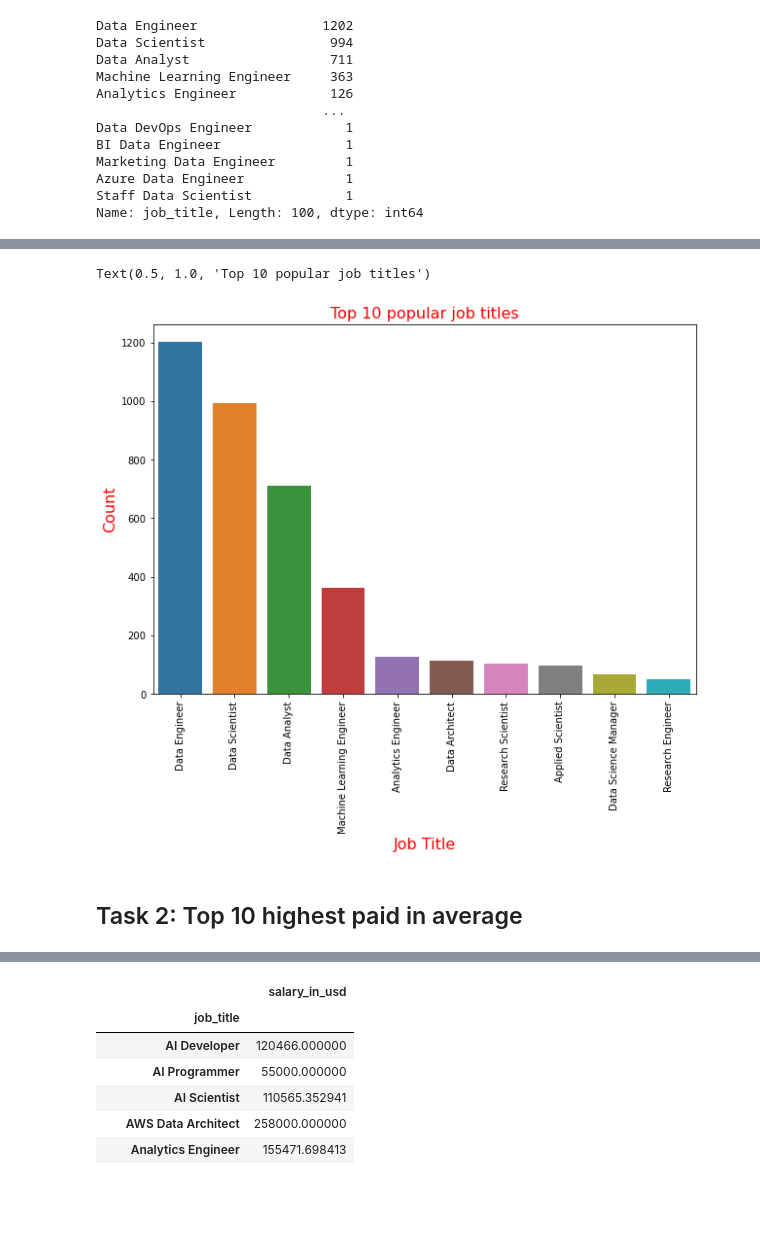
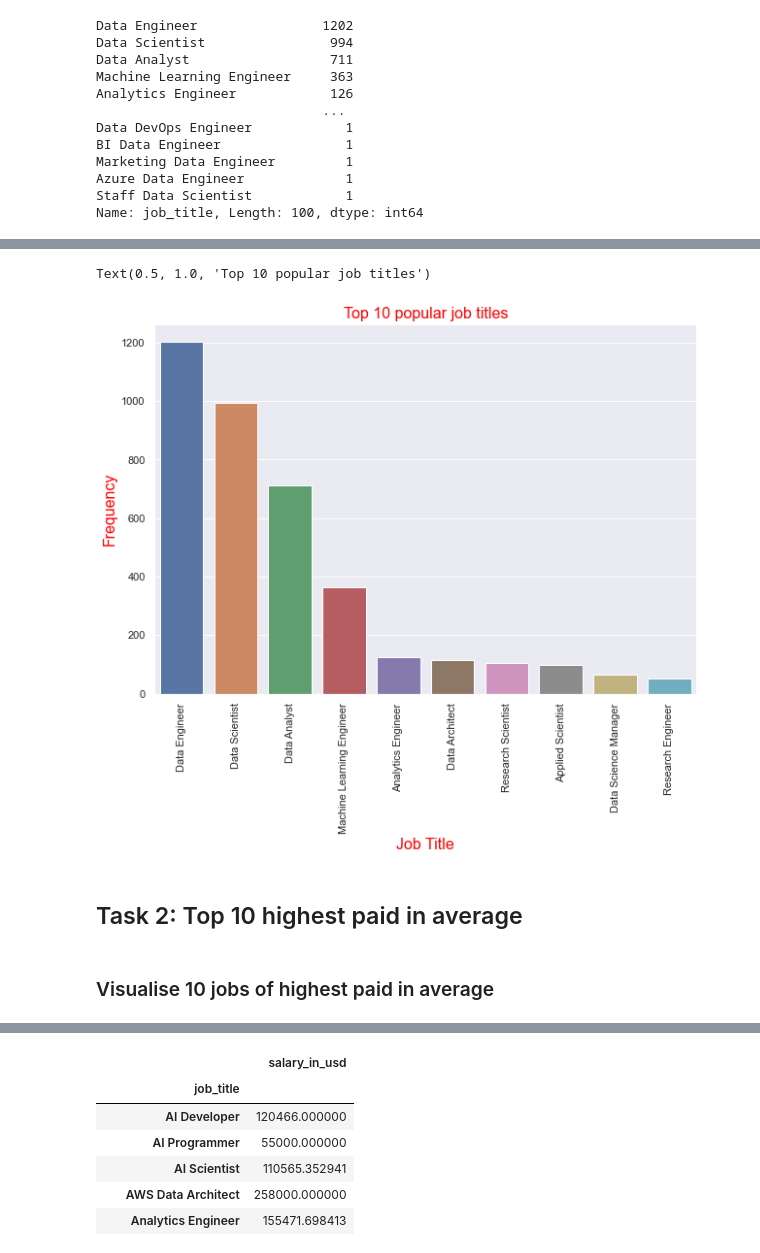
Before and after one commit to honhanbao/PowerBI-Python_Data-Science-Jobs-Salaries, a Jupyter notebook: salaries.ipynb, the cells around one changed output, grey strips where cells are left out. Saved outputs shown, nothing was run; the diff lists cells and outputs as text; code cells hidden in the pictures; blank space fills up the shorter version.

```diff
--- a/salaries.ipynb
+++ b/salaries.ipynb
@@ -167,0 +201,7 @@ plt.title("Job Distribution")
+# %%
+# create pandas series
+top_freq_count = df['job_title'].value_counts()[:10]
+# create the DataFrame
+df_top_freq_title = pd.DataFrame({'Job Title': top_freq_count.index, 'Count': top_freq_count.values})
+print(df_top_freq_title)
+isinstance(df_top_freq_title, pd.DataFrame)
@@ -167,0 +221,5 @@ plt.title("Job Distribution")
+# %%
+plt.figure(figsize=(12, 8))
+plt.pie(df_top_freq_title['Count'], labels=df_top_freq_title['Job Title'], autopct='%1.1f%%')
+sns.set()
+plt.title("Distribution of top 10 popular job titles", fontsize=16, color='red')
@@ -168,11 +229,11 @@ plt.title("Job Distribution")
 # %%
 plt.figure(figsize=(10, 7))
-sns.barplot(data=df_freq_title, x="Job Title", y="Count")
+sns.barplot(data=df_top_freq_title, x="Job Title", y="Count")
 plt.xticks(rotation=90)
 plt.xlabel("Job Title", fontsize=16, color='red')
-plt.ylabel("Count", fontsize=16, color='red')
+plt.ylabel("Frequency", fontsize=16, color='red')
 plt.title("Top 10 popular job titles", fontsize=16, color='red')
 # %% [output]
 Text(0.5, 1.0, 'Top 10 popular job titles')
-[figure, old version]
+[figure, new version]
 # %%
@@ -180,5 +241,7 @@ df_freq_title.to_csv('popular_job_title.csv', index=False)
 # %% [markdown]
 ## Task 2: Top 10 highest paid in average
+# %% [markdown]
+### Visualise 10 jobs of highest paid in average
 # %%
 df
 # %% [output]
```
Also changed, not shown: parts of 13 cells of this notebook, 2 other files.
